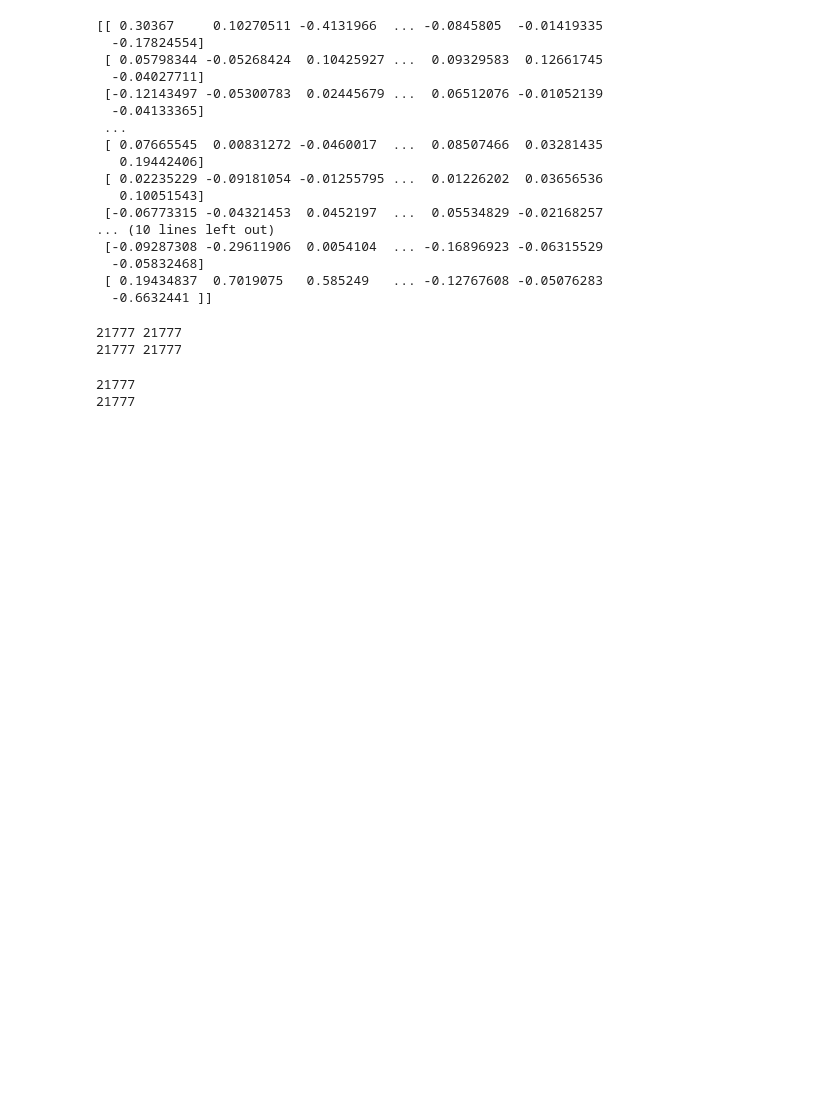
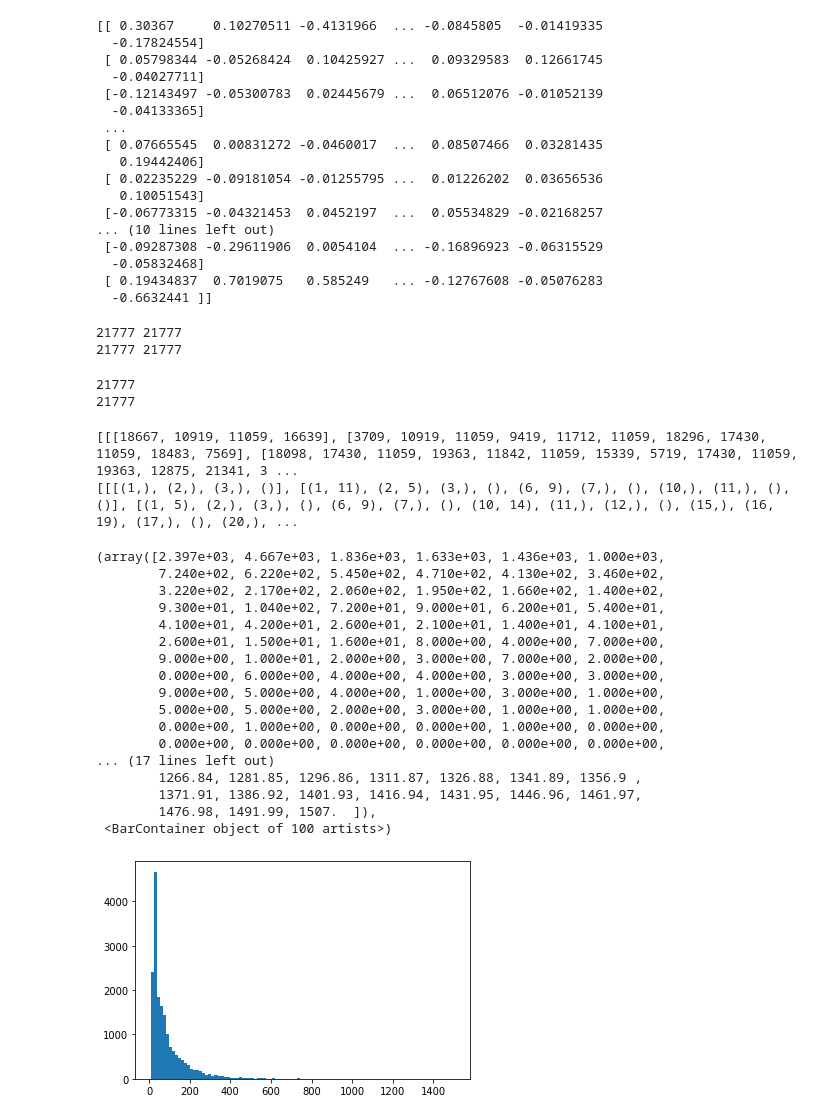
Before and after one commit to yolomachine/YepCode, a Jupyter notebook: ast_classifier.ipynb, the cells around one changed output. Cells and saved outputs as stored; diff of their text form; code cells hidden in the pictures; blank space fills up the shorter version.

```diff
--- a/ast_classifier.ipynb
+++ b/ast_classifier.ipynb
@@ -35,3 +35,9 @@ def read(path_with_everything: str):
     return codes, tags
 # %%
 codes, tags = read('utils/samples/Codeforces/Yoink-Data')
+# %%
+for code in codes:
+    for statement in code:
+        for node, children in statement:
+            for child in children:
+                _ = statement[child]
@@ -106,3 +105,52 @@ print(len(ft_model.wv.key_to_index))
 # %% [output]
 21777
 21777
+# %%
+vectorized = []
+indices = []
+max_code_len = -1
+max_statement_len = -1
+
+statements_hist = []
+
+for code in codes:
+    vectorized.append([])
+    indices.append([])
+    max_code_len = max(max_code_len, len(code))
+    statements_hist.append(len(code))
+    for statement in code:
+        vectorized[-1].append([])
+        indices[-1].append([])
+        max_statement_len = max(max_statement_len, len(statement))
+        for token, _ in statement:
+            vectorized[-1][-1].append(token_to_id[token] + 2)
+            indices[-1][-1].append(_)
+# %%
+print(vectorized[:10])
+print(indices[:10])
+# %% [output]
+[[[18667, 10919, 11059, 16639], [3709, 10919, 11059, 9419, 11712, 11059, 18296, 17430, 11059, 18483, 7569], [18098, 17430, 11059, 19363, 11842, 11059, 15339, 5719, 17430, 11059, 19363, 12875, 21341, 3 ...
+[[[(1,), (2,), (3,), ()], [(1, 11), (2, 5), (3,), (), (6, 9), (7,), (), (10,), (11,), (), ()], [(1, 5), (2,), (3,), (), (6, 9), (7,), (), (10, 14), (11,), (12,), (), (15,), (16, 19), (17,), (), (20,), ...
+# %%
+import matplotlib.pyplot as plt
+
+plt.hist(statements_hist, bins=100)
+# %% [output]
+(array([2.397e+03, 4.667e+03, 1.836e+03, 1.633e+03, 1.436e+03, 1.000e+03,
+        7.240e+02, 6.220e+02, 5.450e+02, 4.710e+02, 4.130e+02, 3.460e+02,
+        3.220e+02, 2.170e+02, 2.060e+02, 1.950e+02, 1.660e+02, 1.400e+02,
+        9.300e+01, 1.040e+02, 7.200e+01, 9.000e+01, 6.200e+01, 5.400e+01,
+        4.100e+01, 4.200e+01, 2.600e+01, 2.100e+01, 1.400e+01, 4.100e+01,
+        2.600e+01, 1.500e+01, 1.600e+01, 8.000e+00, 4.000e+00, 7.000e+00,
+        9.000e+00, 1.000e+01, 2.000e+00, 3.000e+00, 7.000e+00, 2.000e+00,
+        0.000e+00, 6.000e+00, 4.000e+00, 4.000e+00, 3.000e+00, 3.000e+00,
+        9.000e+00, 5.000e+00, 4.000e+00, 1.000e+00, 3.000e+00, 1.000e+00,
+        5.000e+00, 5.000e+00, 2.000e+00, 3.000e+00, 1.000e+00, 1.000e+00,
+        0.000e+00, 1.000e+00, 0.000e+00, 0.000e+00, 1.000e+00, 0.000e+00,
+        0.000e+00, 0.000e+00, 0.000e+00, 0.000e+00, 0.000e+00, 0.000e+00,
+... (17 lines left out)
+        1266.84, 1281.85, 1296.86, 1311.87, 1326.88, 1341.89, 1356.9 ,
+        1371.91, 1386.92, 1401.93, 1416.94, 1431.95, 1446.96, 1461.97,
+        1476.98, 1491.99, 1507.  ]),
+ <BarContainer object of 100 artists>)
+[figure, added]
```
Also changed, not shown: parts of 11 cells of this notebook.
